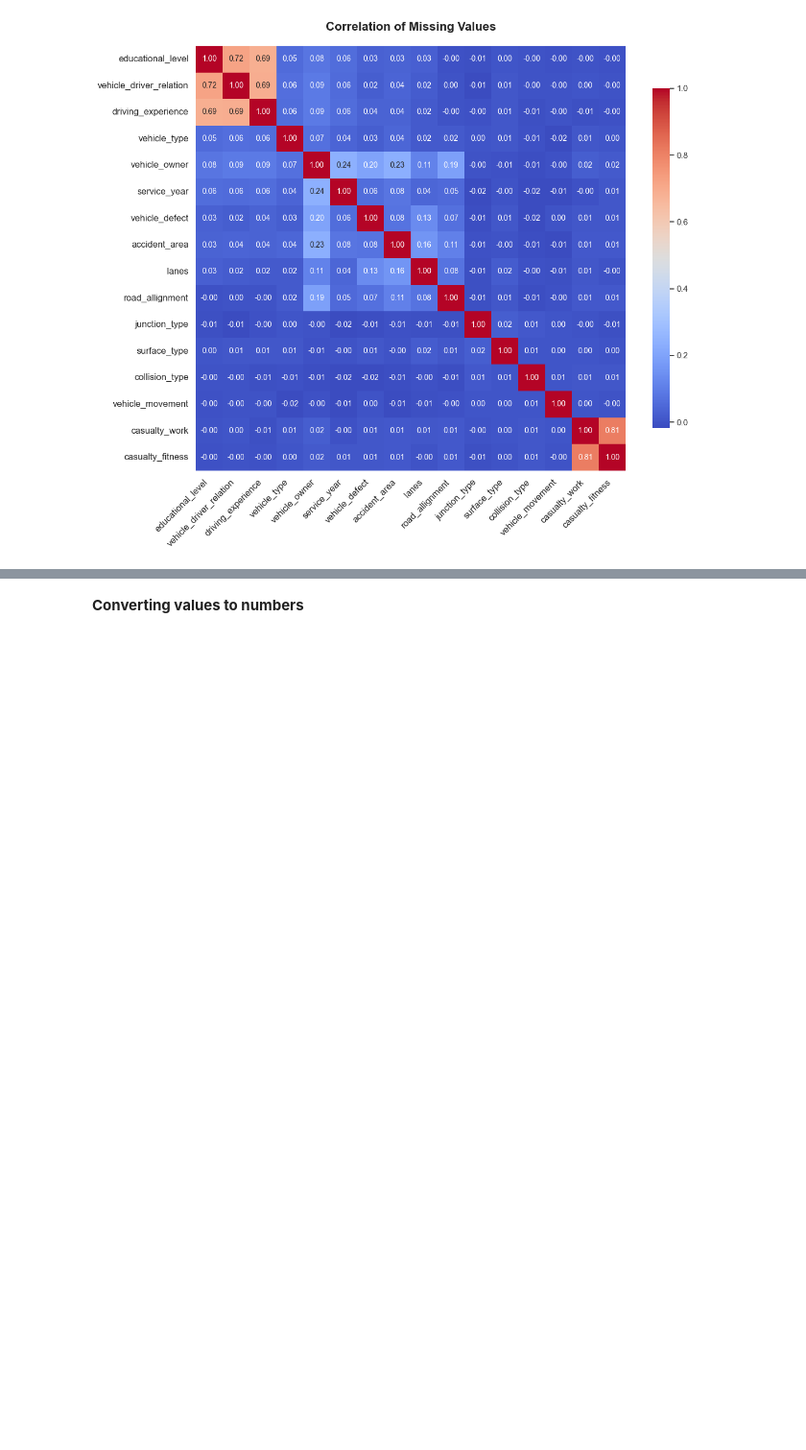
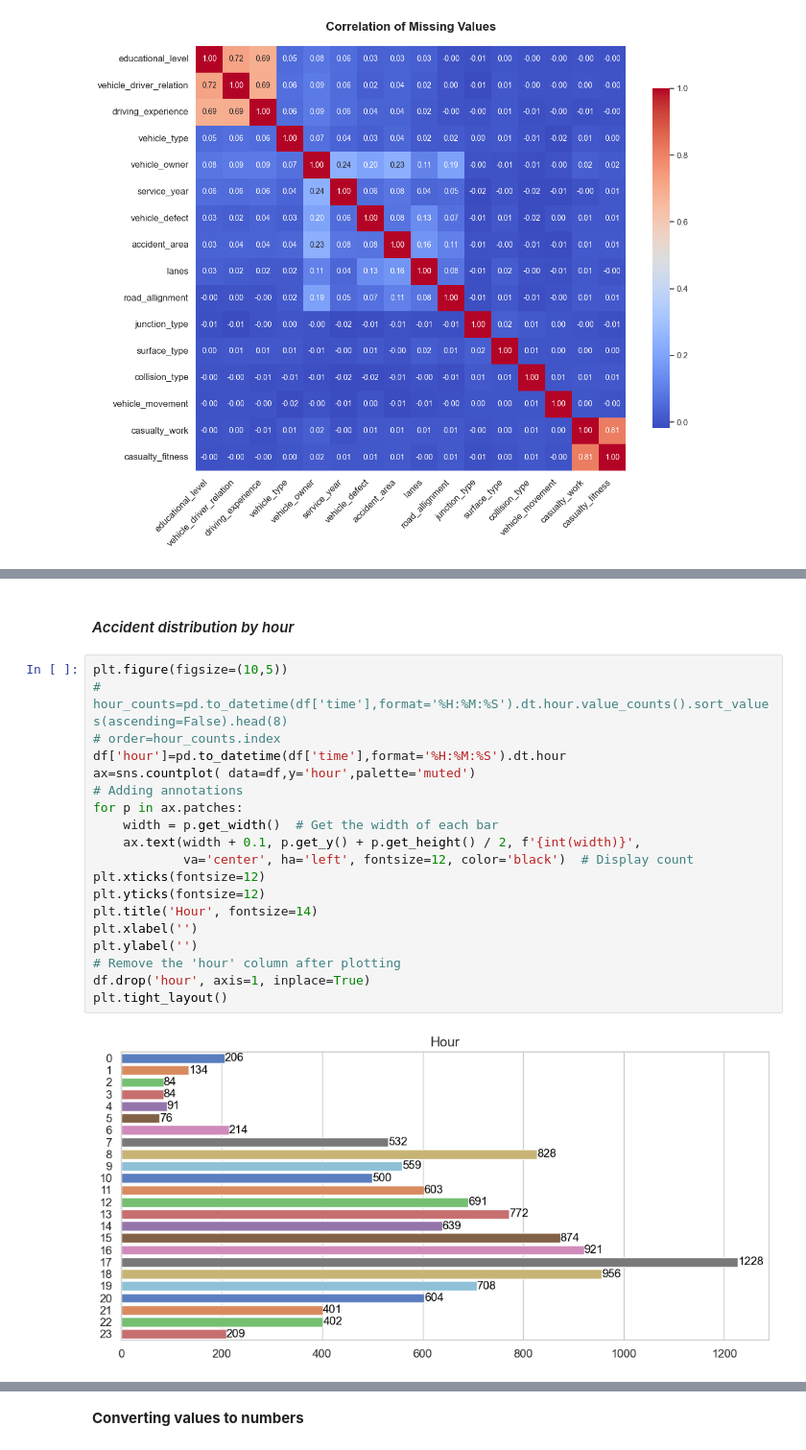
Before and after one commit to Teshager21/accident-analysis-addis_ababa, a Jupyter notebook: accident-analysis-addis_ababa.ipynb, the cells around one changed output, grey strips where cells are left out. Shown at 96% size. Cells and saved outputs as stored; diff of their text form; blank space fills up the shorter version.

```diff
--- a/accident-analysis-addis_ababa.ipynb
+++ b/accident-analysis-addis_ababa.ipynb
@@ -289,0 +449,23 @@ df2=df.copy()
+# %% [markdown]
+#### <i>Accident distribution by hour<i>
+# %%
+plt.figure(figsize=(10,5))
+# hour_counts=pd.to_datetime(df['time'],format='%H:%M:%S').dt.hour.value_counts().sort_values(ascending=False).head(8)
+# order=hour_counts.index
+df['hour']=pd.to_datetime(df['time'],format='%H:%M:%S').dt.hour
+ax=sns.countplot( data=df,y='hour',palette='muted')
+# Adding annotations
+for p in ax.patches:
+    width = p.get_width()  # Get the width of each bar
+    ax.text(width + 0.1, p.get_y() + p.get_height() / 2, f'{int(width)}',
+            va='center', ha='left', fontsize=12, color='black')  # Display count
+plt.xticks(fontsize=12)
+plt.yticks(fontsize=12)
+plt.title('Hour', fontsize=14)
+plt.xlabel('')
+plt.ylabel('')
+# Remove the 'hour' column after plotting
+df.drop('hour', axis=1, inplace=True)
+plt.tight_layout()
+# %% [output]
+[figure, added]
```
Also changed, not shown: parts of 80 cells of this notebook, 1 other file.
